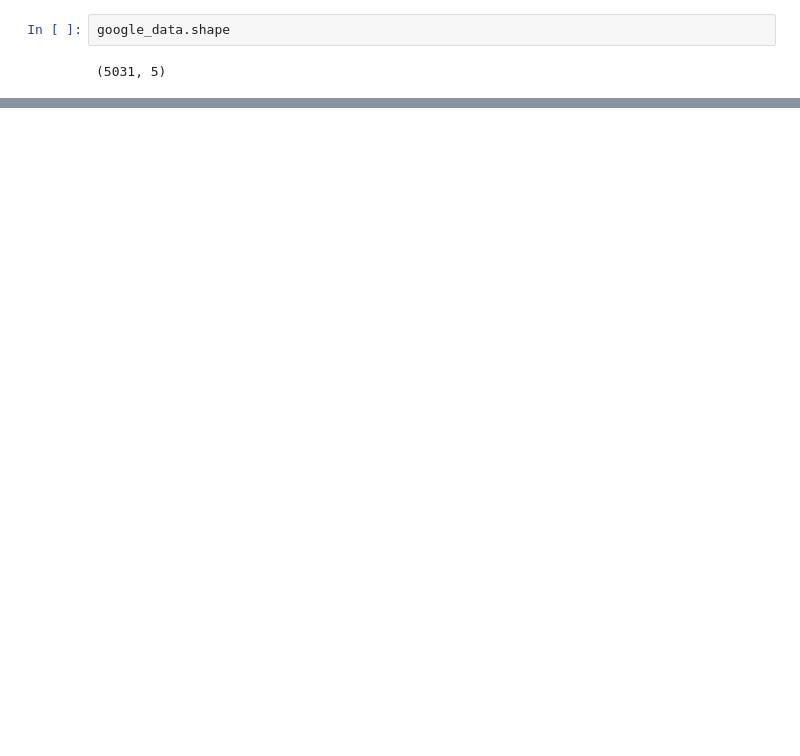
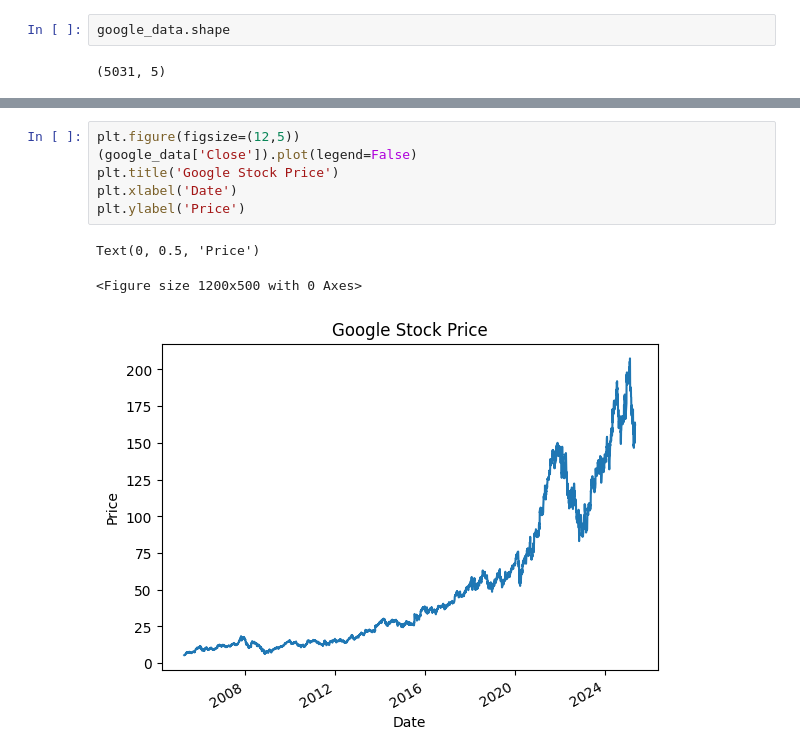
Before and after one commit to ChaouechOlfa/Stock_Market_Prediction, a Jupyter notebook: Stock_Market_Prediction_Model_Creation.ipynb, the cells around one changed output, grey strips where cells are left out. Cells and saved outputs as stored; diff of their text form; blank space fills up the shorter version.

```diff
--- a/Stock_Market_Prediction_Model_Creation.ipynb
+++ b/Stock_Market_Prediction_Model_Creation.ipynb
@@ -52,0 +64,10 @@ google_data.describe()
+# %%
+plt.figure(figsize=(12,5))
+(google_data['Close']).plot(legend=False)
+plt.title('Google Stock Price')
+plt.xlabel('Date')
+plt.ylabel('Price')
+# %% [output]
+Text(0, 0.5, 'Price')
+<Figure size 1200x500 with 0 Axes>
+[figure, added]
```
Also changed, not shown: parts of 39 cells of this notebook.
